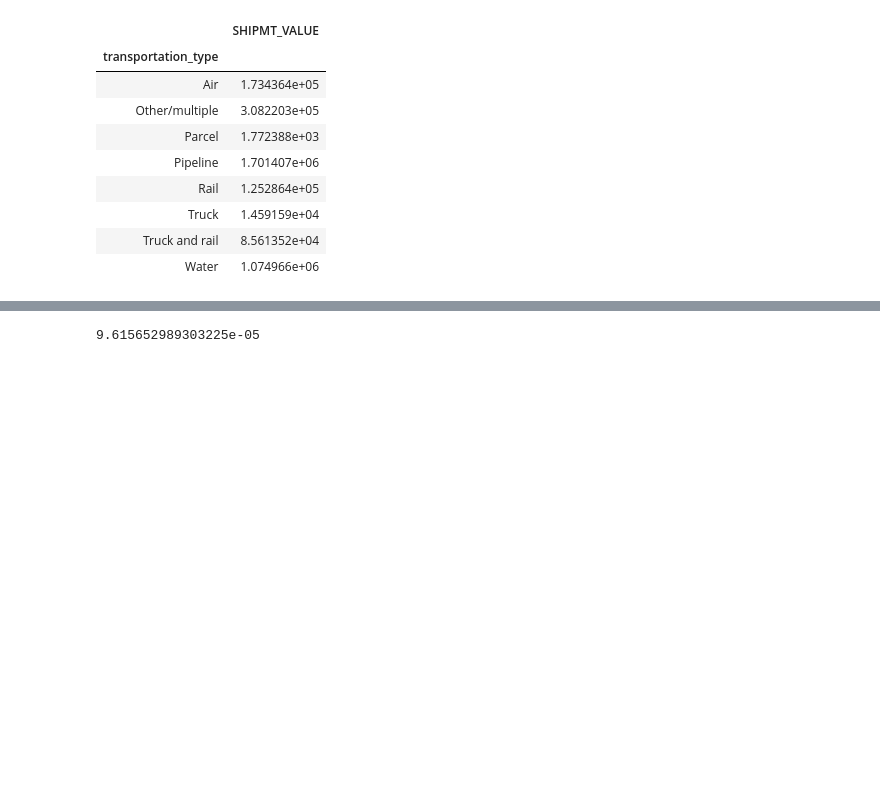
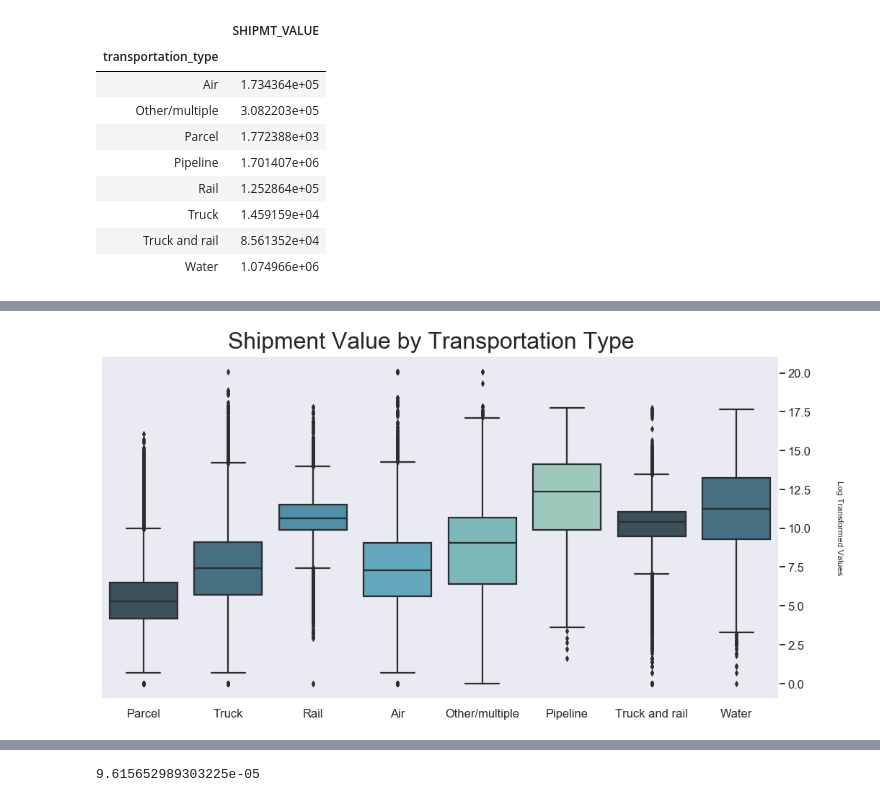
Before and after one commit to michaeleby1/commodity-flow-survey-regression, a Jupyter notebook: wip_michael.ipynb, the cells around one changed output, grey strips where cells are left out. Cells and saved outputs as stored; diff of their text form; code cells hidden in the pictures; blank space fills up the shorter version.

```diff
--- a/wip_michael.ipynb
+++ b/wip_michael.ipynb
@@ -3,9 +3,14 @@ import numpy as np
 import matplotlib.pyplot as plt
 import seaborn as sns
 import pandas as pd
+import scipy as sp
+import statsmodels
 import statsmodels.api as sm
 from statsmodels.formula.api import ols
 from sklearn import preprocessing
 from sklearn.model_selection import train_test_split
-from sklearn.linear_model import Lasso, Ridge, LinearRegression
+from sklearn.linear_model import LinearRegression
+
+sns.set(style='dark', context='talk')
+palette = sns.color_palette("GnBu_d")
 # %%
@@ -120,0 +171,15 @@ data.groupby('transportation_type').agg({'SHIPMT_VALUE': 'mean'})
+# %%
+f, ax = plt.subplots(figsize=(14,8))
+f.suptitle('Shipment Value by Transportation Type', ha='center', fontsize=32)
+f.tight_layout(rect=[0, 0.03, 1, 0.95])
+
+ax = sns.boxplot(x='transportation_type', y='value_log', data=data, palette=palette, showfliers=True)
+
+ax.set_xlabel('')
+
+ax.set_ylabel('Log Transformed Values', rotation=270, fontsize=12)
+ax.yaxis.set_label_position('right')
+ax.yaxis.set_label_coords(1.095, 0.5)
+ax.yaxis.tick_right()
+# %% [output]
+[figure, added]
```
Also changed, not shown: parts of 28 cells of this notebook.
